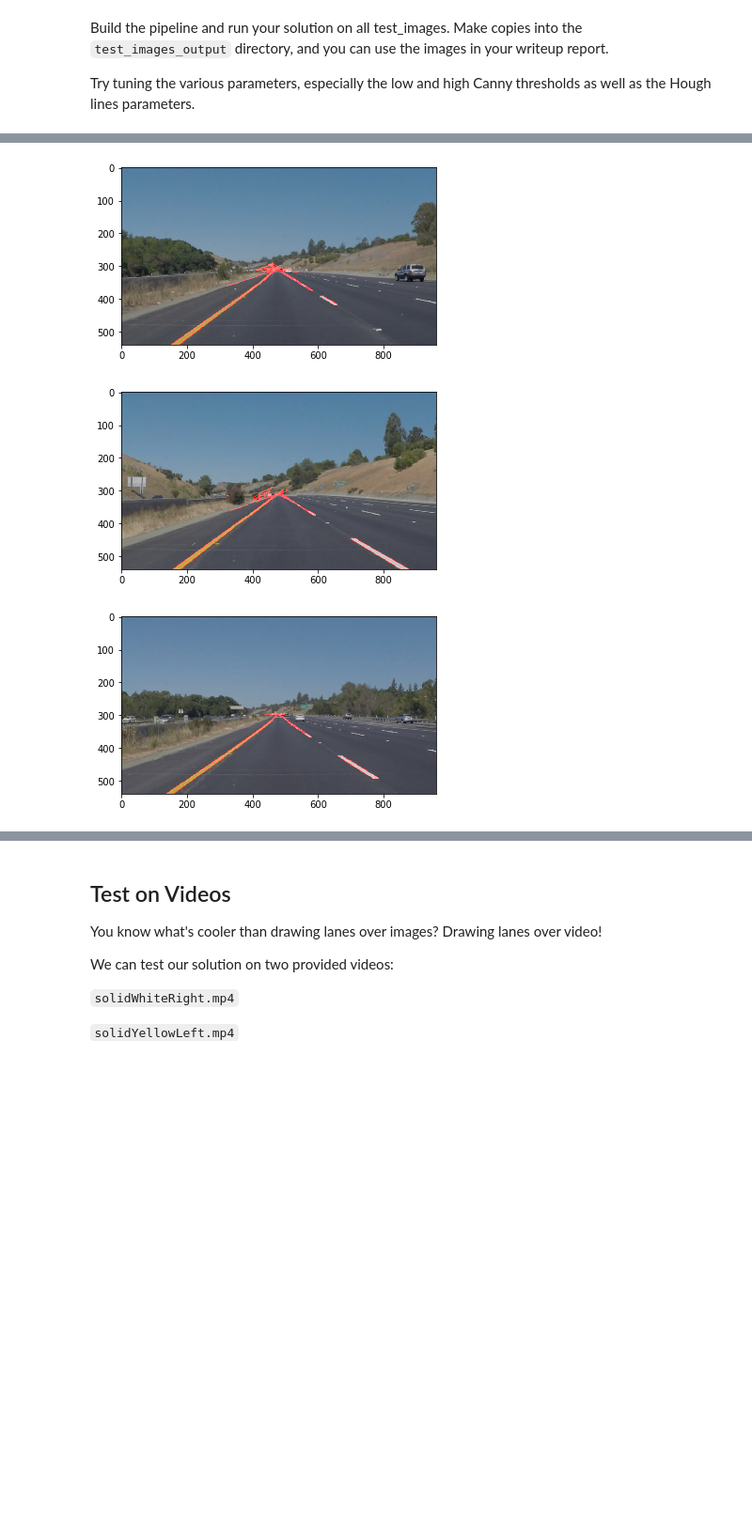
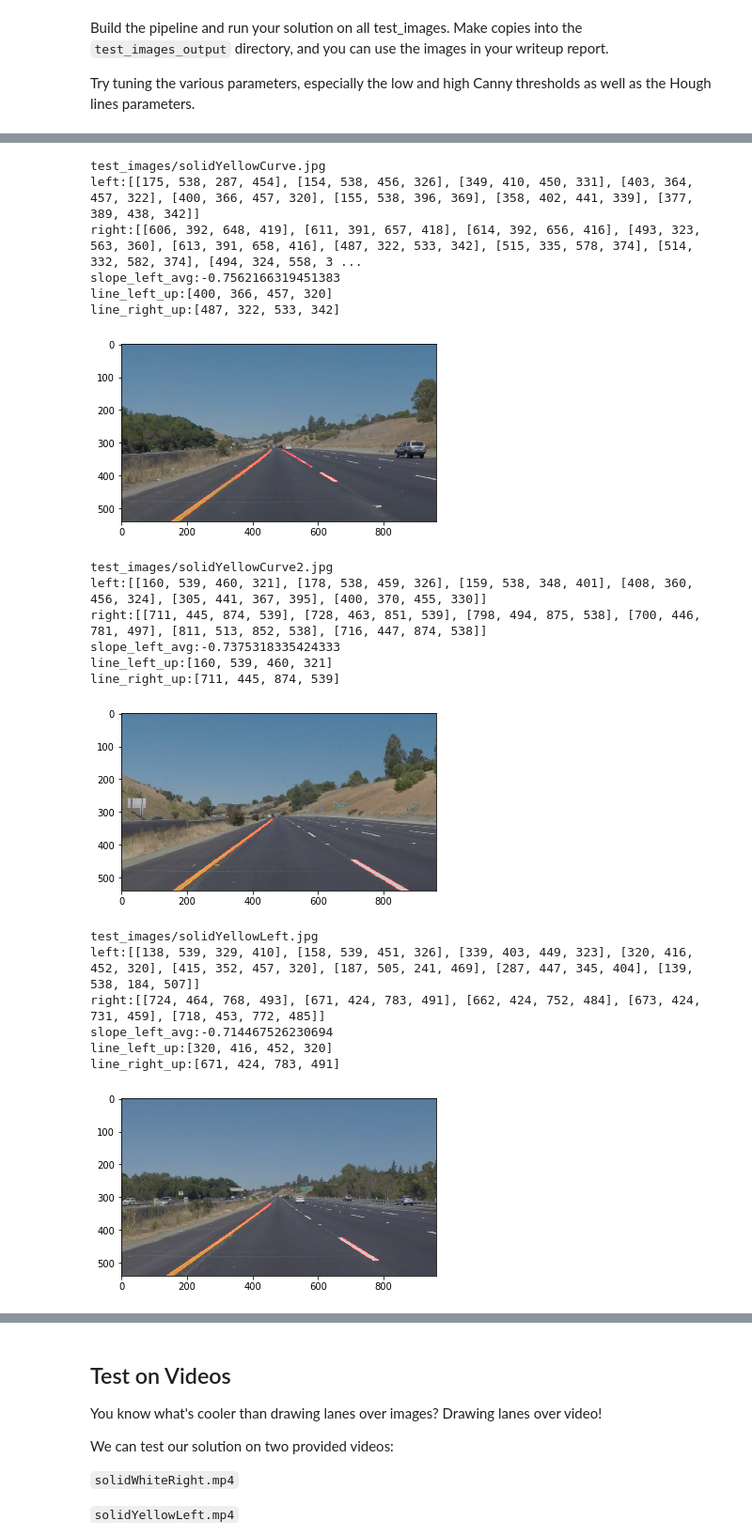
Before and after one commit to cahya-wirawan/SDC-LaneLines-P1, a Jupyter notebook: P1.ipynb, the cells around one changed output, grey strips where cells are left out. Shown at 94% size. Saved outputs shown, nothing was run; the diff lists cells and outputs as text; code cells hidden in the pictures; blank space fills up the shorter version.

Commit message:
calculate slope, order it in left and rigt lines, slope_average, find the heights points for left and right line

```diff
--- a/P1.ipynb
+++ b/P1.ipynb
@@ -195,7 +234,7 @@ Try tuning the various parameters, especially the low and high Canny thresholds
 # then save them to the test_images directory.
 for image_path in test_images:
     image_path = os.path.join(TESTIMAGEDIR, image_path)
-    #print(image)
+    print(image_path)
 
     img = mpimg.imread(image_path)
     img_gray = grayscale(img)
@@ -204,11 +243,11 @@ for image_path in test_images:
     img_gray_blur = gaussian_blur(img_gray, kernel_size)
 
     low_threshold = 50
-    high_threshold = 150
+    high_threshold = 220
     edges = canny(img_gray_blur, low_threshold, high_threshold)
 
     imshape = img.shape
-    vertices = np.array([[(0,imshape[0]),(450, 290), (490, 290), (imshape[1],imshape[0])]], dtype=np.int32)
+    vertices = np.array([[(0,imshape[0]),(450, 320), (490, 320), (imshape[1],imshape[0])]], dtype=np.int32)
     edges_masked = region_of_interest(edges, vertices)
 
     rho = 2 # distance resolution in pixels of the Hough grid
@@ -220,6 +259,8 @@ for image_path in test_images:
     img_line = hough_lines(edges_masked, rho, theta, threshold, min_line_length, max_line_gap)
 
     img_mixed = weighted_img(img_line, img)
+    # plt.imshow(img)
+    # plt.show()
     plt.imshow(img_mixed)
     plt.show()
     #break
@@ -229,3 +282,21 @@ for image_path in test_images:
+test_images/solidYellowCurve.jpg
+left:[[175, 538, 287, 454], [154, 538, 456, 326], [349, 410, 450, 331], [403, 364, 457, 322], [400, 366, 457, 320], [155, 538, 396, 369], [358, 402, 441, 339], [377, 389, 438, 342]]
+right:[[606, 392, 648, 419], [611, 391, 657, 418], [614, 392, 656, 416], [493, 323, 563, 360], [613, 391, 658, 416], [487, 322, 533, 342], [515, 335, 578, 374], [514, 332, 582, 374], [494, 324, 558, 3 ...
+slope_left_avg:-0.7562166319451383
+line_left_up:[400, 366, 457, 320]
+line_right_up:[487, 322, 533, 342]
-[figure, old version]
+[figure, new version]
+test_images/solidYellowCurve2.jpg
+left:[[160, 539, 460, 321], [178, 538, 459, 326], [159, 538, 348, 401], [408, 360, 456, 324], [305, 441, 367, 395], [400, 370, 455, 330]]
+right:[[711, 445, 874, 539], [728, 463, 851, 539], [798, 494, 875, 538], [700, 446, 781, 497], [811, 513, 852, 538], [716, 447, 874, 538]]
+slope_left_avg:-0.7375318335424333
+line_left_up:[160, 539, 460, 321]
+line_right_up:[711, 445, 874, 539]
-[figure, old version]
+[figure, new version]
+test_images/solidYellowLeft.jpg
+left:[[138, 539, 329, 410], [158, 539, 451, 326], [339, 403, 449, 323], [320, 416, 452, 320], [415, 352, 457, 320], [187, 505, 241, 469], [287, 447, 345, 404], [139, 538, 184, 507]]
+right:[[724, 464, 768, 493], [671, 424, 783, 491], [662, 424, 752, 484], [673, 424, 731, 459], [718, 453, 772, 485]]
+slope_left_avg:-0.714467526230694
+line_left_up:[320, 416, 452, 320]
+line_right_up:[671, 424, 783, 491]
-[figure, old version]
+[figure, new version]
```
Also changed, not shown: parts of 3 cells of this notebook.
